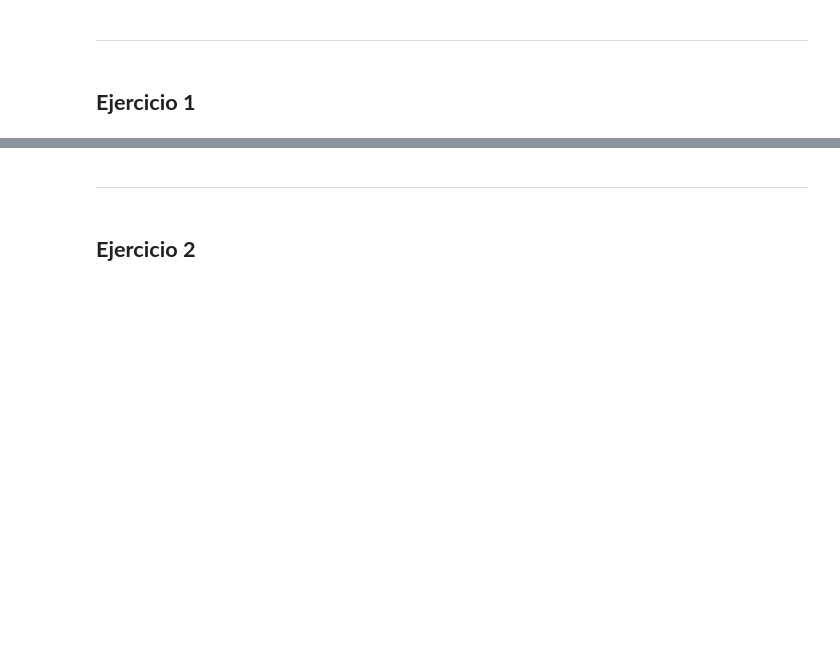
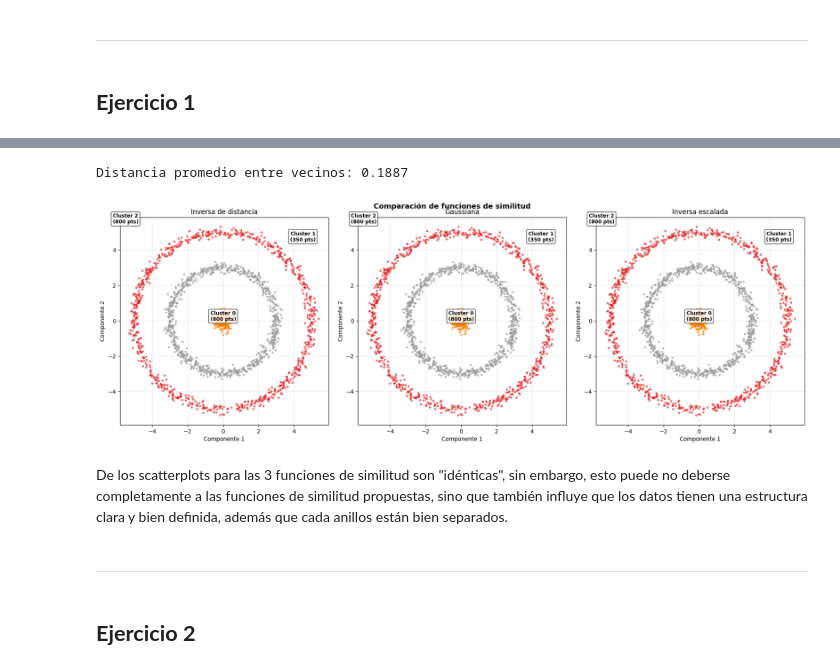
Before and after one commit to HeiderZapata/Applied-Math, a Jupyter notebook: Examen 2/Examen2-MatApl-Martinez-Zapata-Londono-Notebook.ipynb, the cells around one changed output, grey strips where cells are left out. Cells and saved outputs as stored; diff of their text form; code cells hidden in the pictures; blank space fills up the shorter version.

```diff
--- a/Examen 2/Examen2-MatApl-Martinez-Zapata-Londono-Notebook.ipynb
+++ b/Examen 2/Examen2-MatApl-Martinez-Zapata-Londono-Notebook.ipynb
@@ -13,3 +458,51 @@
+# %%
+#Funciones y parametros necesarios para ejecutar el pipeline
+
+sigma = 1.5  # parámetro de la Gaussiana
+
+#parámetro para calcular la distancia promedio de la matriz de distancias.
+d_promedio = distances[:, 1:].mean()  # ignoramos columna 0 (distancia al propio punto)
+print(f"Distancia promedio entre vecinos: {d_promedio:.4f}")
+
+funciones_similitud = {
+    'Inversa de distancia (original)': lambda d: 1.0 / (d + epsilon),
+    'Gaussiana':            lambda d: np.exp(-d**2 / (2 * sigma**2)),
+    'Inversa escalada (d_promedio / (d + epsilon)':     lambda d: d_promedio / (d + epsilon),
+}
+# %% [output]
+Distancia promedio entre vecinos: 0.1887
+# %%
+#Visualizaciones
+
+fig, axes = plt.subplots(1, 3, figsize=(18, 6))
+
+posiciones = {0: (0, 0), 1: (4.5, 4.5), 2: (-5.5, 5.5)}
+
+for ax, (nombre, resultado) in zip(axes, resultados.items()):
+    labels = resultado['labels']
+
+    ax.scatter(df_array[:, 0], df_array[:, 1], c=labels, cmap='Set1', s=8, alpha=0.6)
+
+    for c in range(k):
+        mask = labels == c
+        cx, cy = posiciones[c]
+        ax.annotate(f'Cluster {c}\n({mask.sum()} pts)', (cx, cy),
+                    fontsize=9, fontweight='bold', ha='center',
+                    bbox=dict(boxstyle='round', fc='white', alpha=0.8))
+
+    ax.set_title(nombre)
+    ax.set_xlabel('Componente 1')
+    ax.set_ylabel('Componente 2')
+    ax.set_aspect('equal')
+    ax.grid(True, alpha=0.3)
+
+plt.suptitle('Comparación de funciones de similitud', fontsize=13, fontweight='bold')
+plt.tight_layout()
+plt.show()
+# %% [output]
+[figure, added]
+# %% [markdown]
+De los scatterplots para las 3 funciones de similitud son "idénticas", sin embargo, esto puede no deberse completamente a las funciones de similitud propuestas, sino que también influye que los datos tienen una estructura clara y bien definida, además que cada anillos están bien separados.
 # %% [markdown]
 ---
 # %% [markdown]
```
Also changed, not shown: parts of 26 cells of this notebook, 1 other file.
